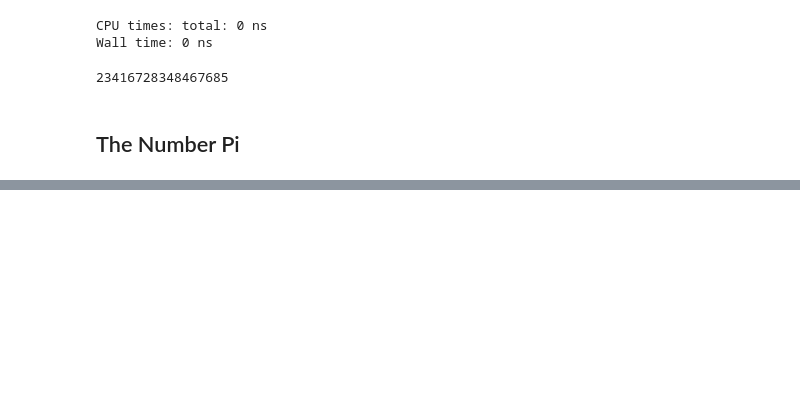
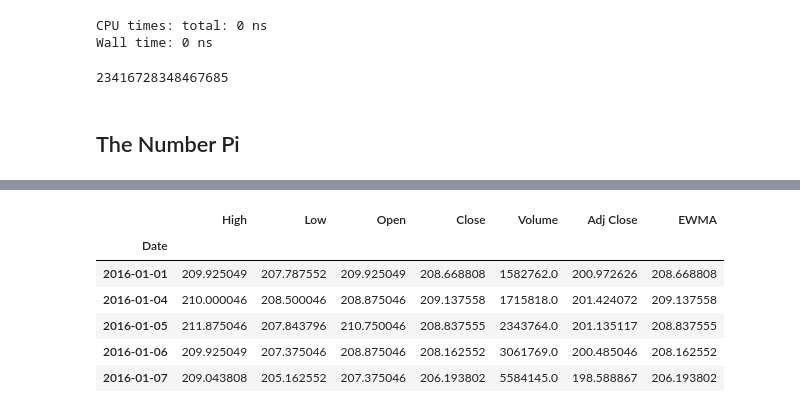
Before and after one commit to omsouravsharma/Python_for_algorithmic_trading-, a Jupyter notebook: Ch10.ipynb, the cells around one changed output, grey strips where cells are left out. Cells and saved outputs as stored; diff of their text form; code cells hidden in the pictures; blank space fills up the shorter version.

```diff
--- a/Ch10.ipynb
+++ b/Ch10.ipynb
@@ -131,0 +170,8 @@ Wall time: 0 ns
+# %%
+import os
+import random
+import numpy as np
+import pandas as pd
+from pylab import mpl, plt
+import pandas_datareader.data as web
+data = web.DataReader('WIPRO.NS', 'yahoo', '2016-01-01','2022-09-30')
@@ -131,0 +184,10 @@ Wall time: 0 ns
+# %%
+data.head()
+# %% [output]
+|  | High | Low | Open | Close | Volume | Adj Close | EWMA |
+| Date |  |  |  |  |  |  |  |
+| 2016-01-01 | 209.925049 | 207.787552 | 209.925049 | 208.668808 | 1582762.0 | 200.972626 | 208.668808 |
+| 2016-01-04 | 210.000046 | 208.500046 | 208.875046 | 209.137558 | 1715818.0 | 201.424072 | 209.137558 |
+| 2016-01-05 | 211.875046 | 207.843796 | 210.750046 | 208.837555 | 2343764.0 | 201.135117 | 208.837555 |
+| 2016-01-06 | 209.925049 | 207.375046 | 208.875046 | 208.162552 | 3061769.0 | 200.485046 | 208.162552 |
+| 2016-01-07 | 209.043808 | 205.162552 | 207.375046 | 206.193802 | 5584145.0 | 198.588867 | 206.193802 |
```
Also changed, not shown: parts of 20 cells of this notebook, 1 other file.
